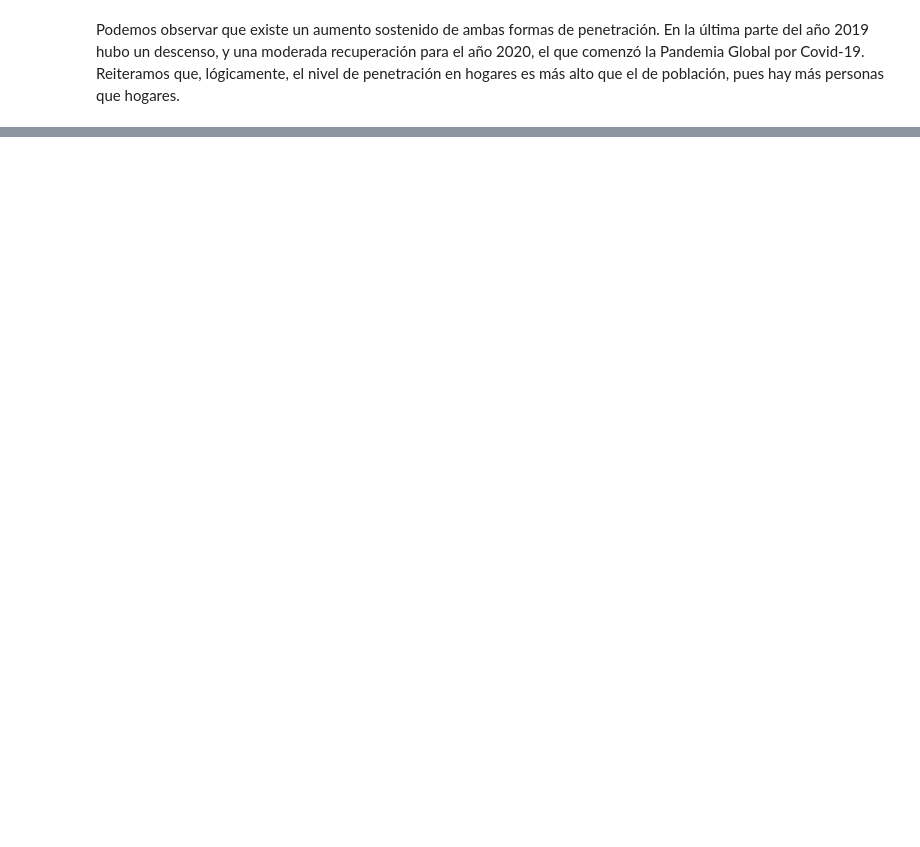
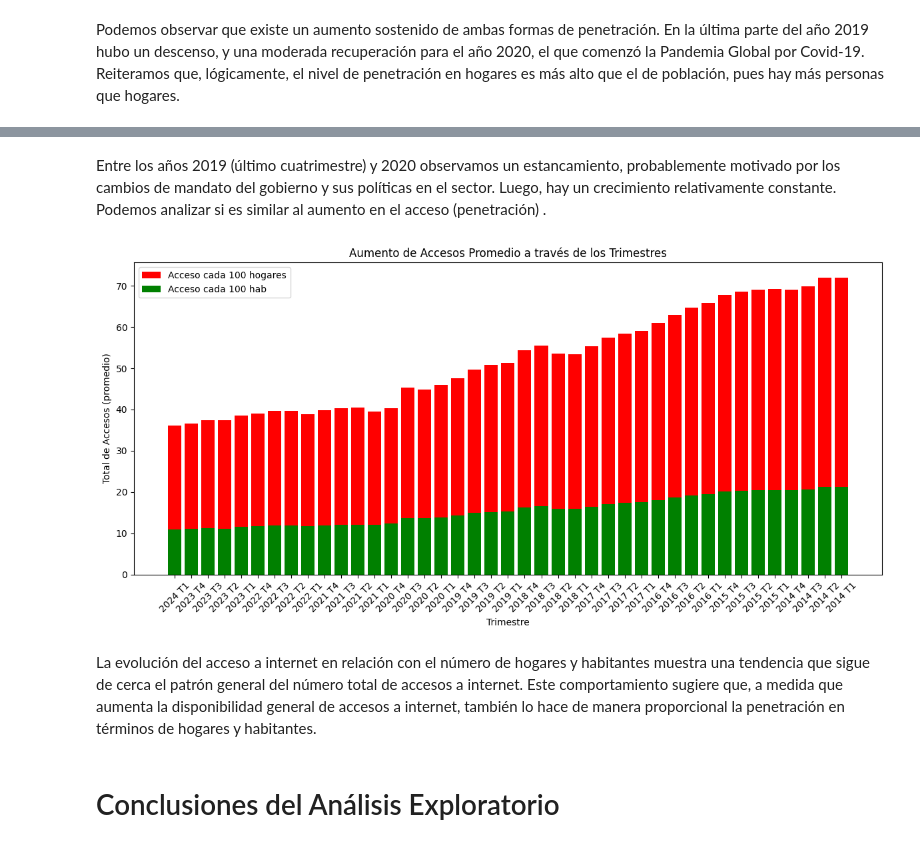
Before and after one commit to gastorellano/Proyecto_telecomunicaciones, a Jupyter notebook: Notebooks/EDA.ipynb, the cells around one changed output, grey strips where cells are left out. Drawn from its saved outputs; the diff is of its cells as text; code cells hidden in the pictures; blank space fills up the shorter version.

```diff
--- a/Notebooks/EDA.ipynb
+++ b/Notebooks/EDA.ipynb
@@ -405,0 +525,27 @@ Reiteramos que, lógicamente, el nivel de penetración en hogares es más alto q
+# %% [markdown]
+Entre los años 2019 (último cuatrimestre) y 2020 observamos un estancamiento, probablemente motivado por los cambios de mandato del gobierno y sus políticas en el sector. Luego, hay un crecimiento relativamente constante. Podemos analizar si es similar al aumento en el acceso (penetración) .
+# %%
+plt.figure(figsize=(12, 6))
+df_penet_poblacion['Periodo'] = df_penet_poblacion['Año'].astype(str) + ' T' + df_penet_poblacion['Trimestre'].astype(str)
+df_penet_hogares['Periodo'] = df_penet_hogares['Año'].astype(str) + ' T' + df_penet_hogares['Trimestre'].astype(str)
+promedio_accesos_por_100_hogares_nacional = df_penet_hogares.groupby('Periodo')['Accesos por cada 100 hogares'].mean()
+promedio_accesos_por_100_hab_nacional = df_penet_poblacion.groupby('Periodo')['Accesos por cada 100 hab'].mean()
+
+plt.bar(df_penet_hogares['Periodo'].unique(), promedio_accesos_por_100_hogares_nacional, color='red', label='Acceso cada 100 hogares')
+plt.bar(df_penet_poblacion['Periodo'].unique(), promedio_accesos_por_100_hab_nacional, color='green', label='Acceso cada 100 hab')
+
+plt.xlabel('Trimestre')
+plt.ylabel('Total de Accesos (promedio)')
+plt.title('Aumento de Accesos Promedio a través de los Trimestres')
+plt.xticks(rotation=45)
+plt.tight_layout()
+
+plt.legend()
+
+plt.show()
+# %% [output]
+[figure, added]
+# %% [markdown]
+La evolución del acceso a internet en relación con el número de hogares y habitantes muestra una tendencia que sigue de cerca el patrón general del número total de accesos a internet. Este comportamiento sugiere que, a medida que aumenta la disponibilidad general de accesos a internet, también lo hace de manera proporcional la penetración en términos de hogares y habitantes.
+# %% [markdown]
+# Conclusiones del Análisis Exploratorio
```
Also changed, not shown: parts of 13 cells of this notebook, 2 other files.
